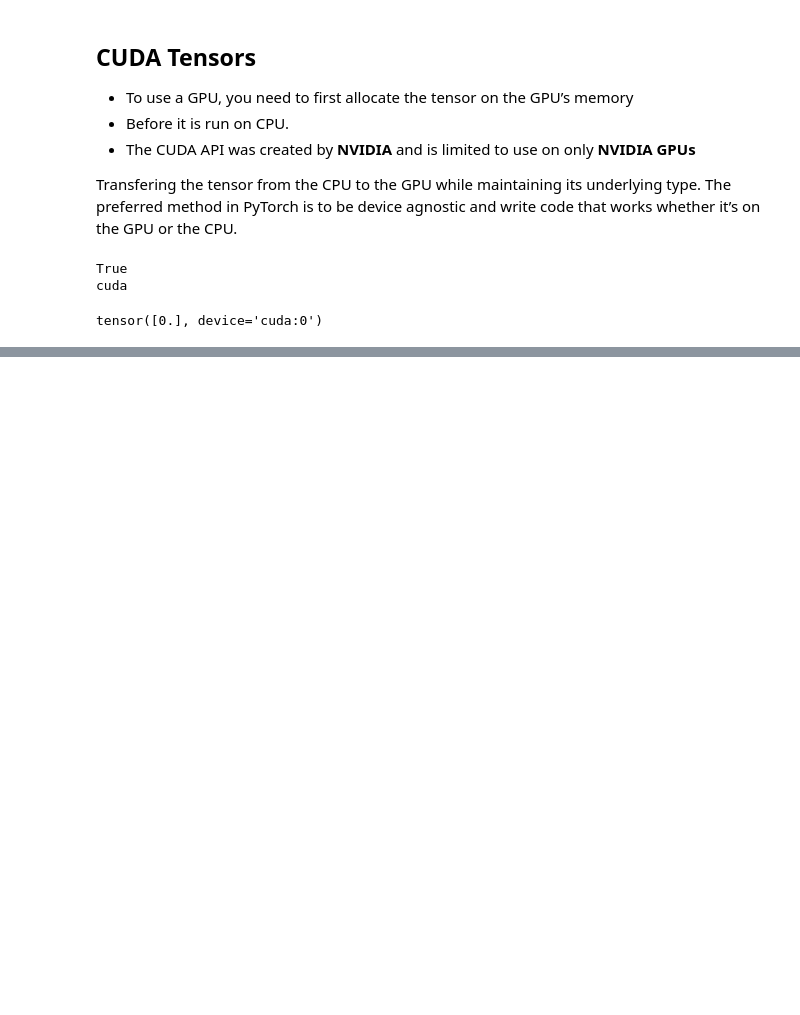
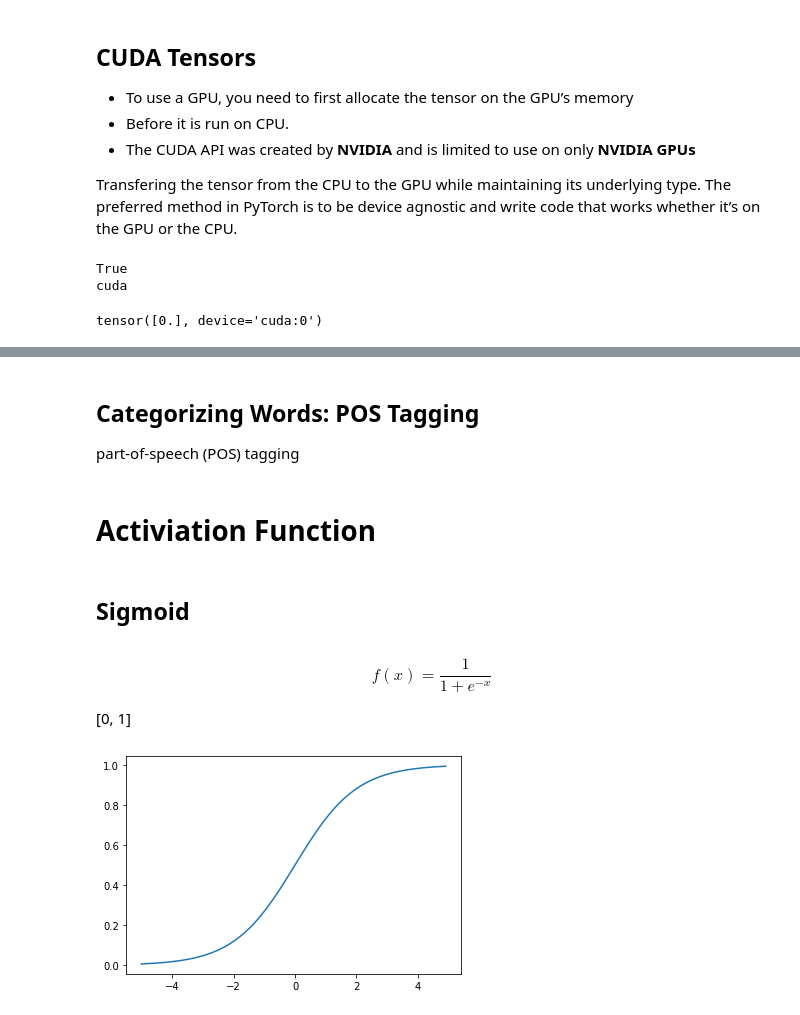
Before and after one commit to postsent/home, a Jupyter notebook: nlp/nlp.ipynb, the cells around one changed output, grey strips where cells are left out. Cells and saved outputs as stored; diff of their text form; code cells hidden in the pictures; blank space fills up the shorter version.

```diff
--- a/nlp/nlp.ipynb
+++ b/nlp/nlp.ipynb
@@ -416,0 +547,18 @@ tensor([0.], device='cuda:0')
+# %% [markdown]
+## Categorizing Words: POS Tagging
+part-of-speech (POS) tagging
+# %% [markdown]
+# Activiation Function
+# %% [markdown]
+## Sigmoid
+# %% [markdown]
+$$ f(x) = \frac{1}{1 + e^{-x}} $$
+
+[0, 1]
+# %%
+x = torch.arange(-5., 5., 0.1)
+y = torch.sigmoid(x)
+plt.plot(x.numpy(), y.numpy())
+plt.show();
+# %% [output]
+[figure, added]
```
Also changed, not shown: parts of 52 cells of this notebook, 11 other files.
